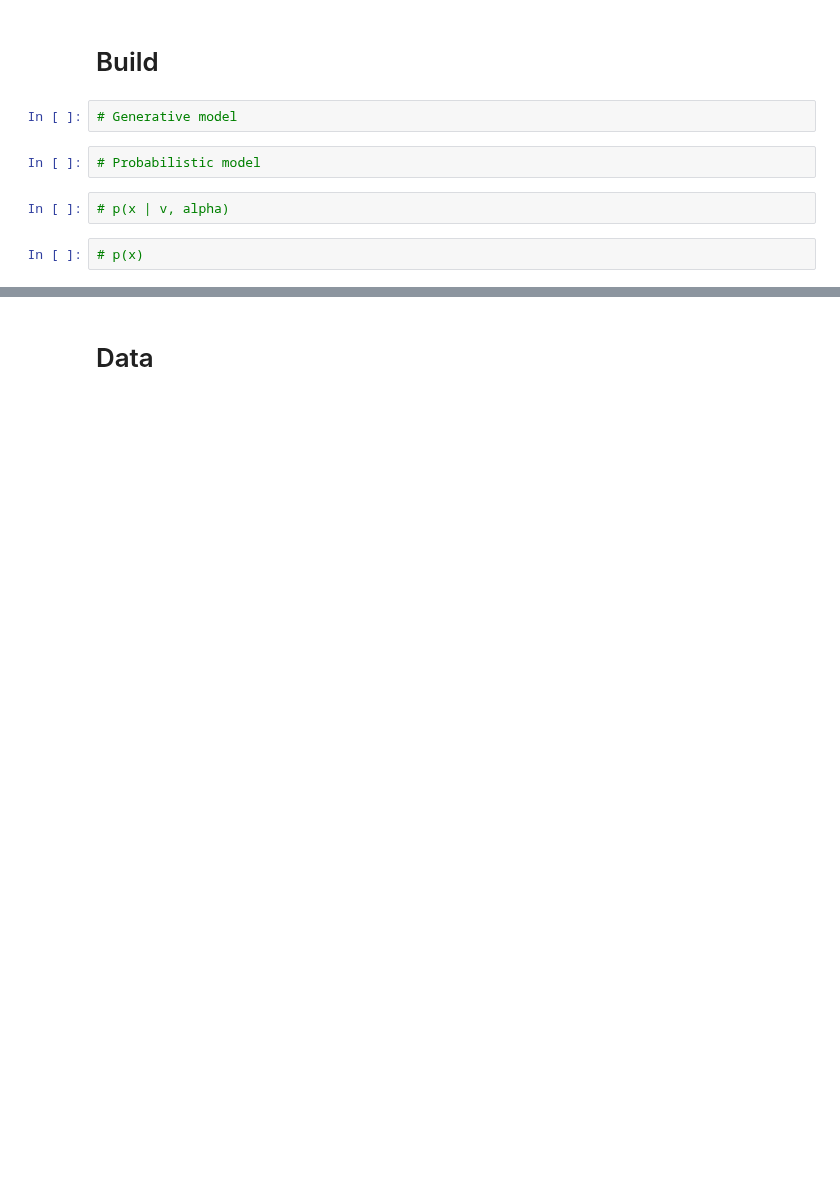
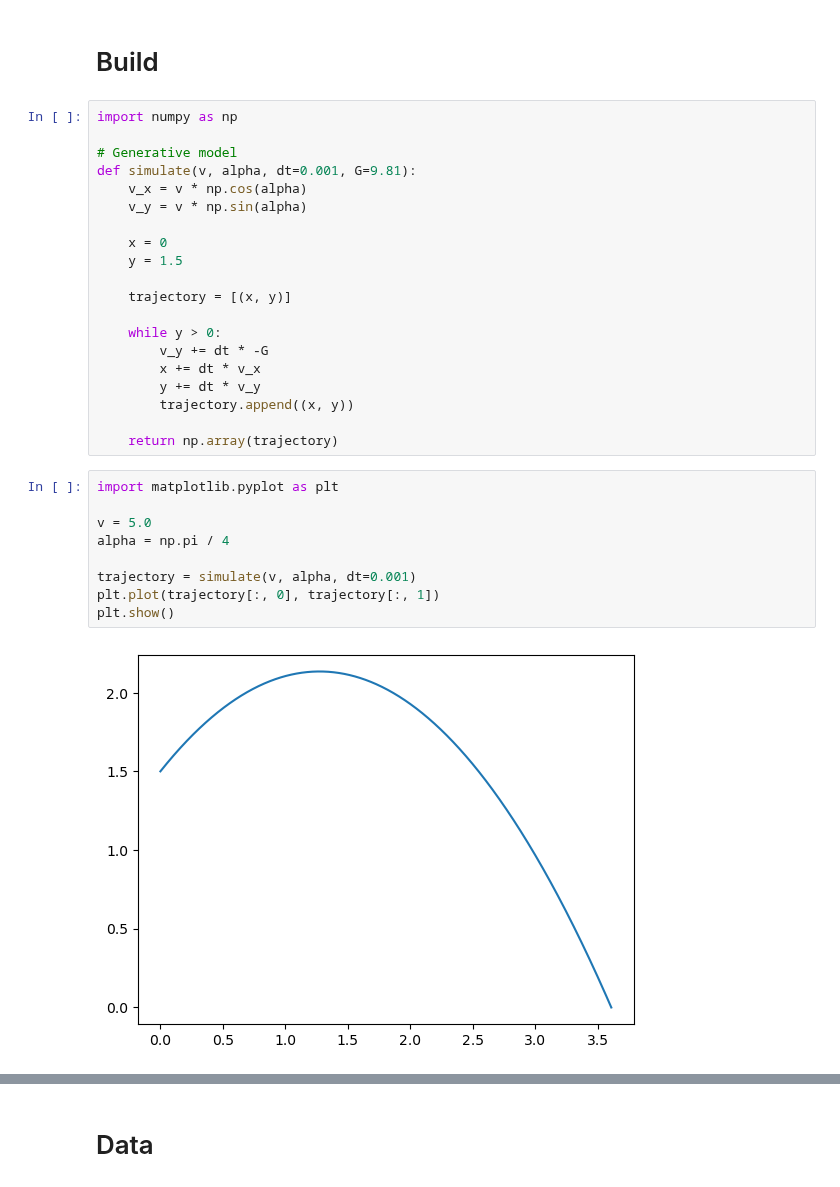
Before and after one commit to glouppe/dats0001-foundations-of-data-science, a Jupyter notebook: nb01-box-loop.ipynb, the cells around one changed output, grey strips where cells are left out. Saved outputs shown, nothing was run; the diff lists cells and outputs as text; blank space fills up the shorter version.

```diff
--- a/nb01-box-loop.ipynb
+++ b/nb01-box-loop.ipynb
@@ -6,11 +6,34 @@
 In this course, we will approach data science problems using the scientific method. We will build models, compute results, and critique our work. We will repeat this process until we are satisfied with our results. This process is called the **Box's Loop**. Upcoming lectures will dive into each of these steps in more detail.
 # %% [markdown]
 # Build
-# %%
-# Generative model
-# %%
-# Probabilistic model
-# %%
-# p(x | v, alpha)
-# %%
-# p(x)
+# %%
+import numpy as np
+
+# Generative model
+def simulate(v, alpha, dt=0.001, G=9.81):
+    v_x = v * np.cos(alpha)
+    v_y = v * np.sin(alpha)
+
+    x = 0
+    y = 1.5
+
+    trajectory = [(x, y)]
+
+    while y > 0:
+        v_y += dt * -G
+        x += dt * v_x
+        y += dt * v_y
+        trajectory.append((x, y))
+
+    return np.array(trajectory)
+# %%
+import matplotlib.pyplot as plt
+
+v = 5.0
+alpha = np.pi / 4
+
+trajectory = simulate(v, alpha, dt=0.001)
+plt.plot(trajectory[:, 0], trajectory[:, 1])
+plt.show()
+# %% [output]
+[figure, added]
```
Also changed, not shown: parts of 18 cells of this notebook.
